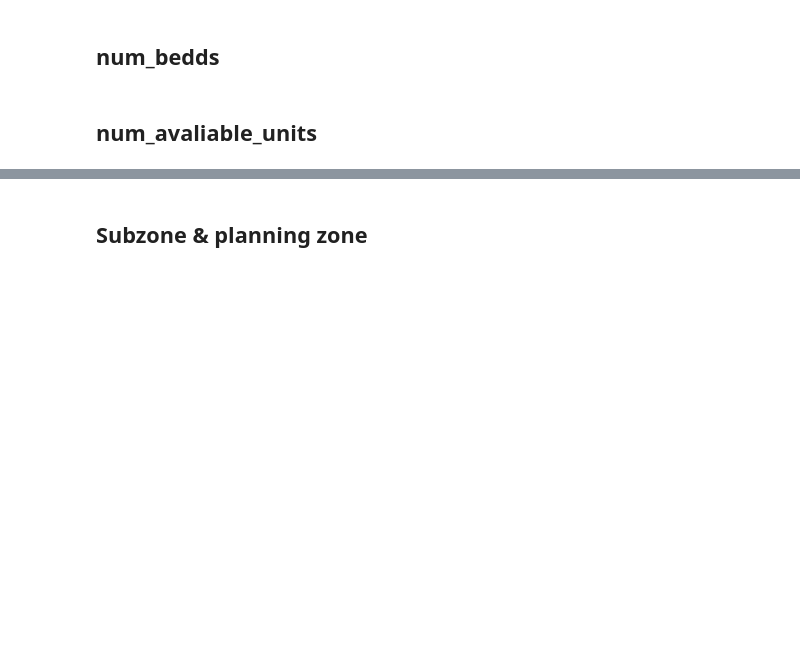
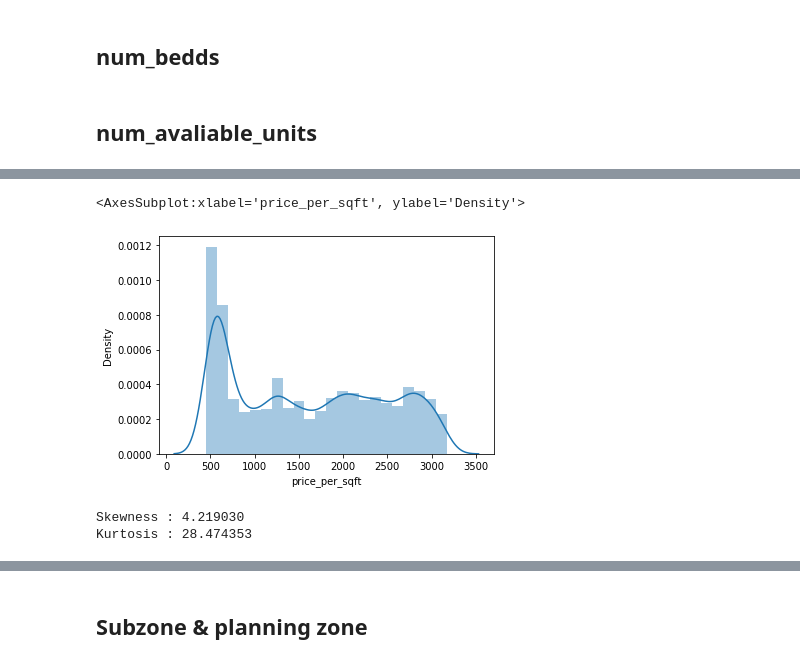
Before and after one commit to ryanchwong/is5126, a Jupyter notebook: nandar-soe.ipynb, the cells around one changed output, grey strips where cells are left out. Saved outputs shown, nothing was run; the diff lists cells and outputs as text; code cells hidden in the pictures; blank space fills up the shorter version.

```diff
--- a/nandar-soe.ipynb
+++ b/nandar-soe.ipynb
@@ -360,0 +488,11 @@ test['available_unit_types'] = test['available_unit_types'].fillna(avg_ava_units
+# %%
+sns.distplot(train['price_per_sqft'])
+# %% [output]
+<AxesSubplot:xlabel='price_per_sqft', ylabel='Density'>
+[figure, added]
+# %%
+print("Skewness : %f" % train['price'].skew())
+print("Kurtosis : %f" % train['price'].kurt())
+# %% [output]
+Skewness : 4.219030
+Kurtosis : 28.474353
```
Also changed, not shown: parts of 50 cells of this notebook.
